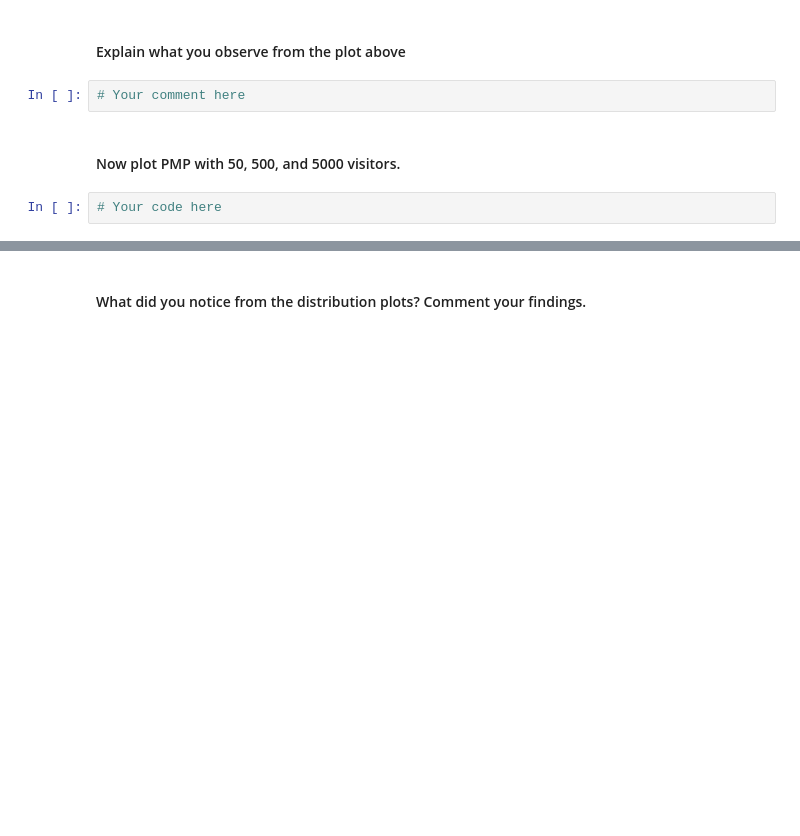
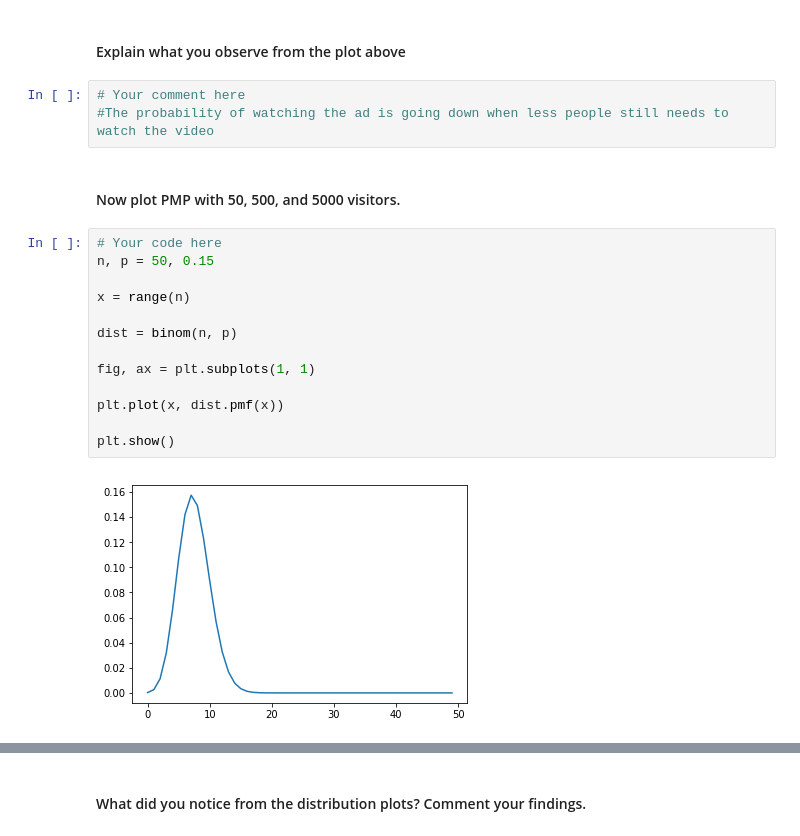
Before and after one commit to ta-data-bcn/lab-probability-dist, a Jupyter notebook: your_code/main.ipynb, the cells around one changed output, grey strips where cells are left out. Cells and saved outputs as stored; diff of their text form; blank space fills up the shorter version.

```diff
--- a/your_code/main.ipynb
+++ b/your_code/main.ipynb
@@ -94,9 +125,23 @@ plt.show()
 [figure]
 # %% [markdown]
 #### Explain what you observe from the plot above
-# %%
-# Your comment here
+# %%
+# Your comment here
+#The probability of watching the ad is going down when less people still needs to watch the video
 # %% [markdown]
 #### Now plot PMP with 50, 500, and 5000 visitors.
-# %%
-# Your code here
+# %%
+# Your code here
+n, p = 50, 0.15
+
+x = range(n)
+
+dist = binom(n, p)
+
+fig, ax = plt.subplots(1, 1)
+
+plt.plot(x, dist.pmf(x))
+
+plt.show()
+# %% [output]
+[figure, added]
```
Also changed, not shown: parts of 20 cells of this notebook.
